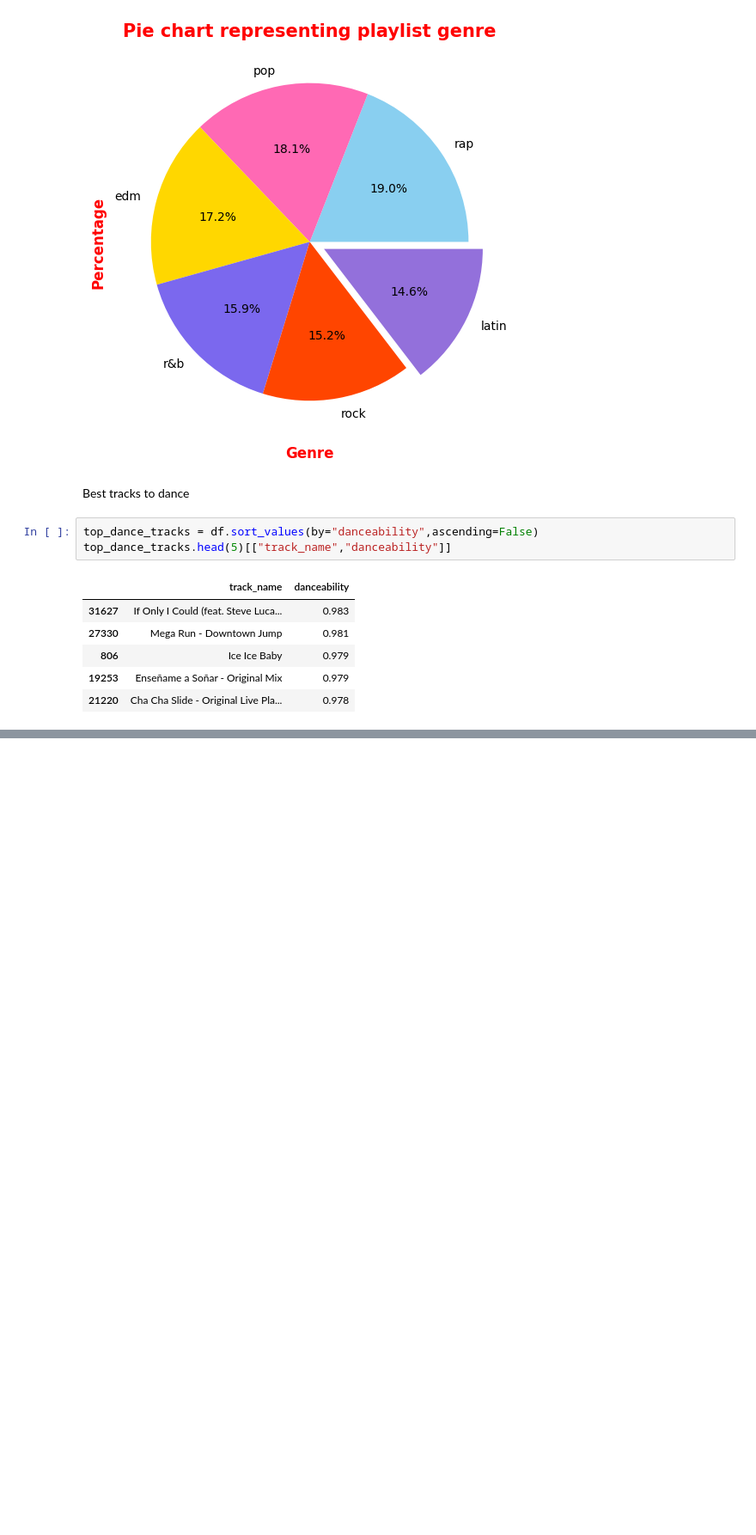
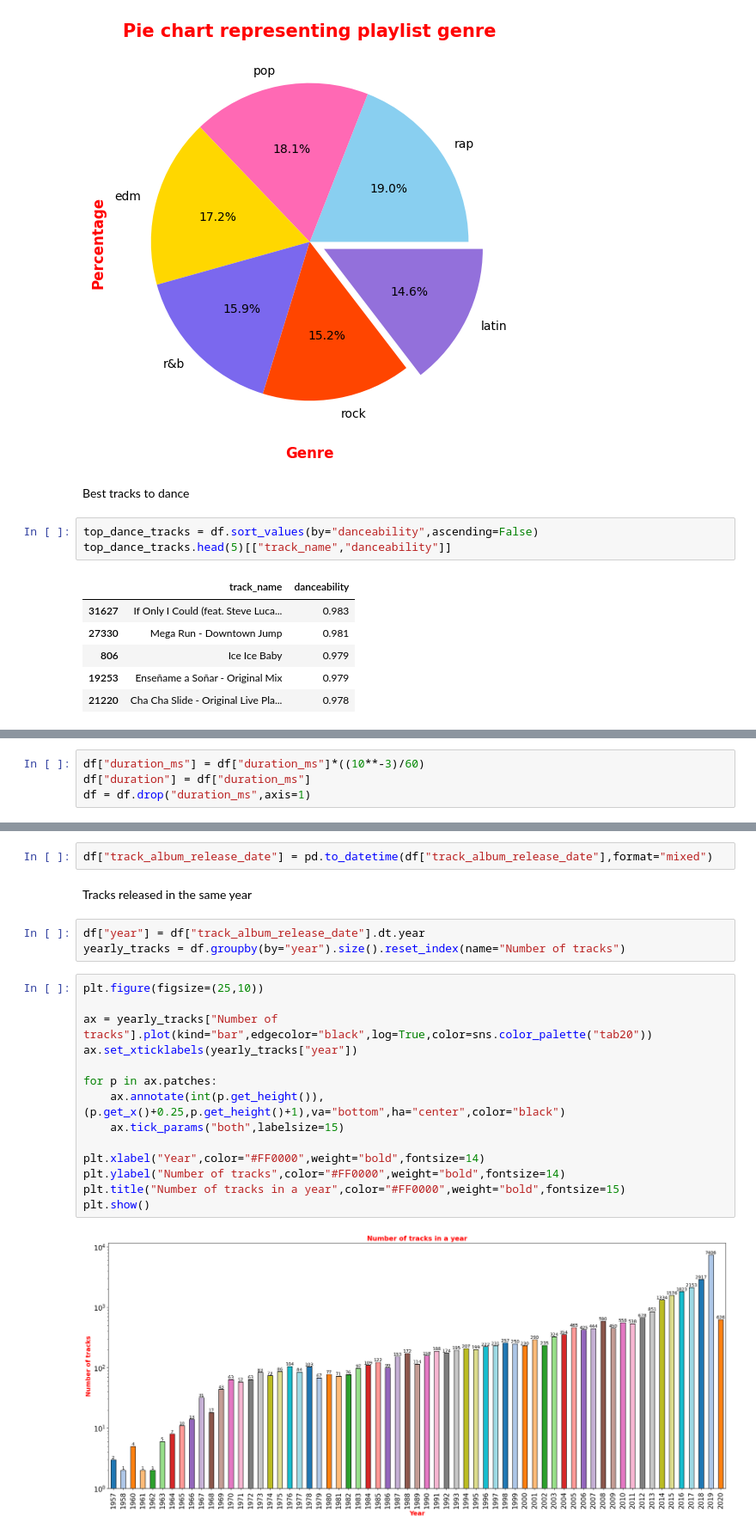
Before and after one commit to hemantsirsat/Data-Visualisation, a Jupyter notebook: Spotify/app.ipynb, the cells around one changed output, grey strips where cells are left out. Shown at 86% size. Cells and saved outputs as stored; diff of their text form; blank space fills up the shorter version.

```diff
--- a/Spotify/app.ipynb
+++ b/Spotify/app.ipynb
@@ -243,0 +236,4 @@ top_dance_tracks.head(5)[["track_name","danceability"]]
+# %%
+df["duration_ms"] = df["duration_ms"]*((10**-3)/60)
+df["duration"] = df["duration_ms"]
+df = df.drop("duration_ms",axis=1)
@@ -243,0 +250,23 @@ top_dance_tracks.head(5)[["track_name","danceability"]]
+# %%
+df["track_album_release_date"] = pd.to_datetime(df["track_album_release_date"],format="mixed")
+# %% [markdown]
+Tracks released in the same year
+# %%
+df["year"] = df["track_album_release_date"].dt.year
+yearly_tracks = df.groupby(by="year").size().reset_index(name="Number of tracks")
+# %%
+plt.figure(figsize=(25,10))
+
+ax = yearly_tracks["Number of tracks"].plot(kind="bar",edgecolor="black",log=True,color=sns.color_palette("tab20"))
+ax.set_xticklabels(yearly_tracks["year"])
+
+for p in ax.patches:
+    ax.annotate(int(p.get_height()),(p.get_x()+0.25,p.get_height()+1),va="bottom",ha="center",color="black")
+    ax.tick_params("both",labelsize=15)
+
+plt.xlabel("Year",color="#FF0000",weight="bold",fontsize=14)
+plt.ylabel("Number of tracks",color="#FF0000",weight="bold",fontsize=14)
+plt.title("Number of tracks in a year",color="#FF0000",weight="bold",fontsize=15)
+plt.show()
+# %% [output]
+[figure, added]
```
Also changed, not shown: parts of 5 cells of this notebook.
